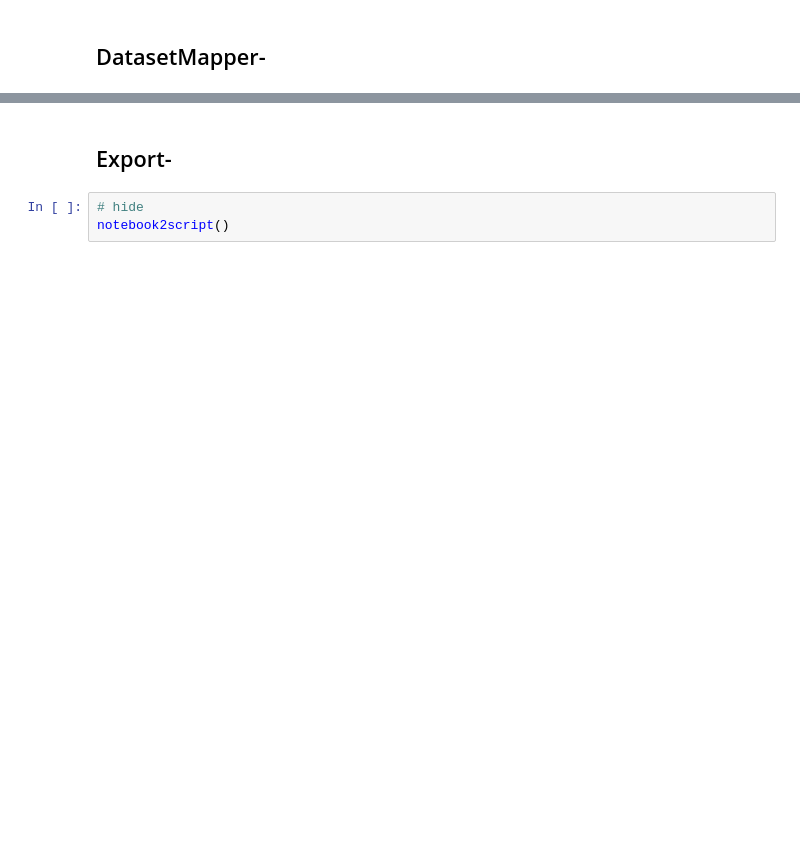
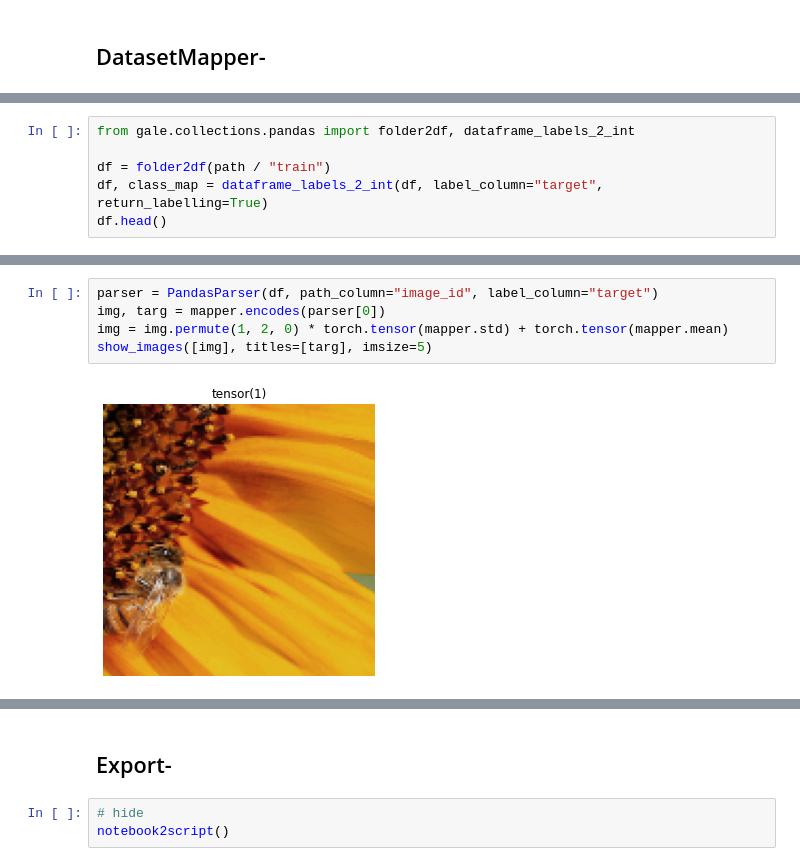
Before and after one commit to benihime91/gale, a Jupyter notebook: nbs/05_classification.data.common.ipynb, the cells around one changed output, grey strips where cells are left out. Saved outputs shown, nothing was run; the diff lists cells and outputs as text; blank space fills up the shorter version.

```diff
--- a/nbs/05_classification.data.common.ipynb
+++ b/nbs/05_classification.data.common.ipynb
@@ -303,0 +499,6 @@ show_images([im], titles=[targ], imsize=5)
+# %%
+from gale.collections.pandas import folder2df, dataframe_labels_2_int
+
+df = folder2df(path / "train")
+df, class_map = dataframe_labels_2_int(df, label_column="target", return_labelling=True)
+df.head()
@@ -303,0 +514,7 @@ show_images([im], titles=[targ], imsize=5)
+# %%
+parser = PandasParser(df, path_column="image_id", label_column="target")
+img, targ = mapper.encodes(parser[0])
+img = img.permute(1, 2, 0) * torch.tensor(mapper.std) + torch.tensor(mapper.mean)
+show_images([img], titles=[targ], imsize=5)
+# %% [output]
+[figure, added]
```
Also changed, not shown: parts of 40 cells of this notebook, 2 other files.
